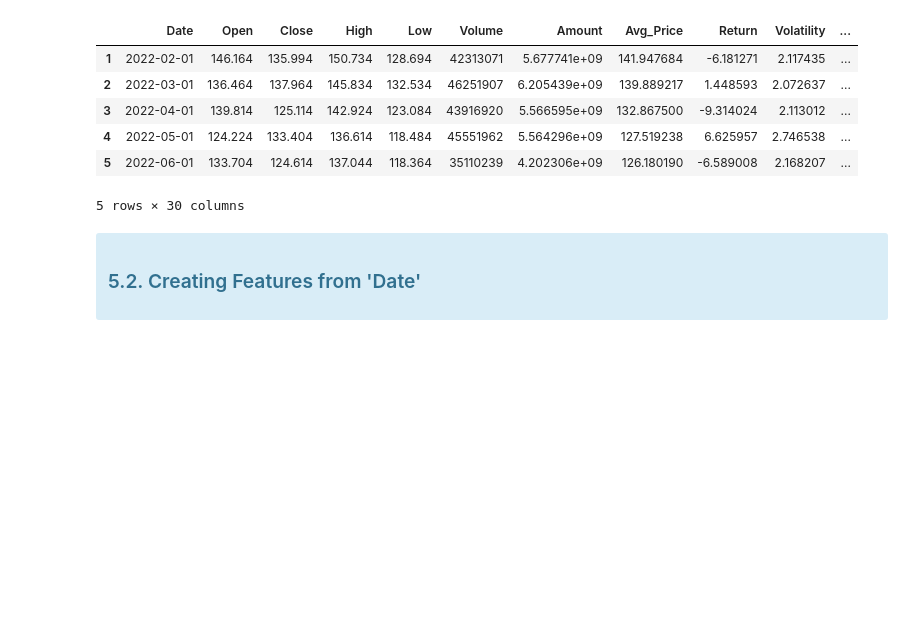
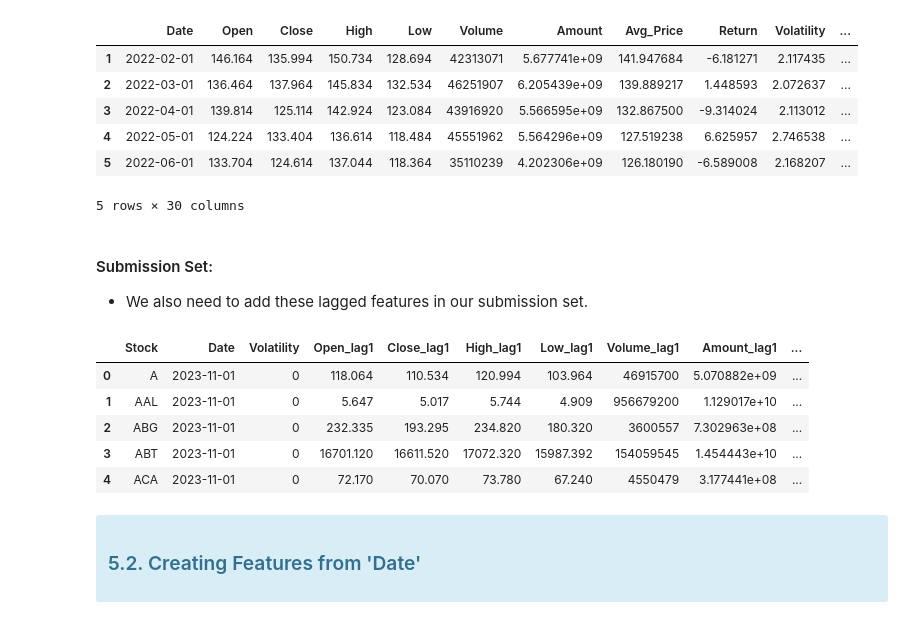
Before and after one commit to Billz942/Mining-Knowledge-from-Data, a Jupyter notebook: Elahi_34200223.ipynb, the cells around one changed output. Drawn from its saved outputs; the diff is of its cells as text; code cells hidden in the pictures; blank space fills up the shorter version.

```diff
--- a/Elahi_34200223.ipynb
+++ b/Elahi_34200223.ipynb
@@ -105,9 +124,11 @@ In this step we will reading the input file naming `A1_stock_volatility_labeled.
 import pandas as pd
 import warnings
 
-# Load the dataset
-file_path = 'A1_stock_volatility_labeled.csv'
-data = pd.read_csv(file_path)
+# Load the datasets
+data = pd.read_csv('A1_stock_volatility_labeled.csv')
+
+# Submission Set
+submission_data = pd.read_csv('A1_stock_volatility_submission.csv')
 # %% [markdown]
 <div class="alert alert-block alert-info">
 
@@ -407,6 +418,39 @@ Number of NaN values after cleaning: 0
 | 4 | 2022-05-01 | 124.224 | 133.404 | 136.614 | 118.484 | 45551962 | 5.564296e+09 | 127.519238 | 6.625957 | 2.746538 | ... |
 | 5 | 2022-06-01 | 133.704 | 124.614 | 137.044 | 118.364 | 35110239 | 4.202306e+09 | 126.180190 | -6.589008 | 2.168207 | ... |
 5 rows × 30 columns
+# %% [markdown]
+#### Submission Set:
+
+- We also need to add these lagged features in our submission set.
+# %%
+# Filter the training data for the last available date (1/10/2023)
+last_date_data = data_cleaned[data_cleaned['Date'] == '2023-10-01']
+
+# Set the index to 'Stock' for easy lookup
+last_date_data.set_index('Stock', inplace=True)
+
+# Select the necessary columns for the lagged features
+lagged_features = ['Open', 'Close', 'High', 'Low', 'Volume', 'Amount', 'Avg_Price', 'Return']
+last_date_features = last_date_data[lagged_features]
+
+# Set the index to 'Stock' for easy assignment
+submission_data.set_index('Stock', inplace=True)
+
+# Create lagged features for each stock using the values from 1/10/2023
+for feature in lagged_features:
+    submission_data[f'{feature}_lag1'] = submission_data.index.map(last_date_features[feature])
+
+# Reset the index if necessary
+submission_data.reset_index(inplace=True)
+# %%
+submission_data.head()
+# %% [output]
+|  | Stock | Date | Volatility | Open_lag1 | Close_lag1 | High_lag1 | Low_lag1 | Volume_lag1 | Amount_lag1 | ... |
+| 0 | A | 2023-11-01 | 0 | 118.064 | 110.534 | 120.994 | 103.964 | 46915700 | 5.070882e+09 | ... |
+| 1 | AAL | 2023-11-01 | 0 | 5.647 | 5.017 | 5.744 | 4.909 | 956679200 | 1.129017e+10 | ... |
+| 2 | ABG | 2023-11-01 | 0 | 232.335 | 193.295 | 234.820 | 180.320 | 3600557 | 7.302963e+08 | ... |
+| 3 | ABT | 2023-11-01 | 0 | 16701.120 | 16611.520 | 17072.320 | 15987.392 | 154059545 | 1.454443e+10 | ... |
+| 4 | ACA | 2023-11-01 | 0 | 72.170 | 70.070 | 73.780 | 67.240 | 4550479 | 3.177441e+08 | ... |
 # %% [markdown]
 
 <div class="alert alert-block alert-info">
```
Also changed, not shown: parts of 40 cells of this notebook.
